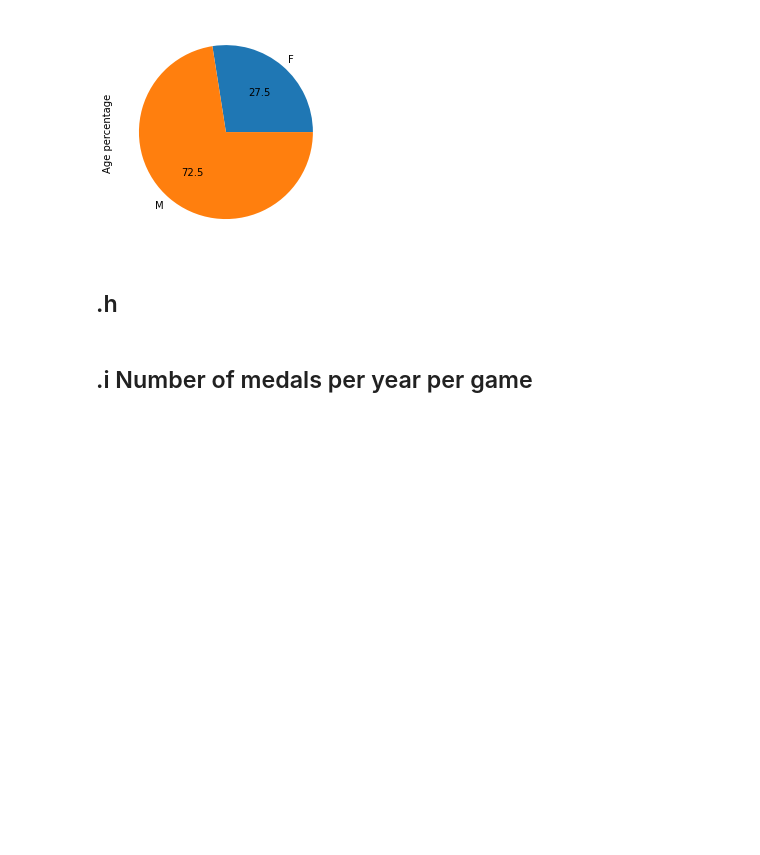
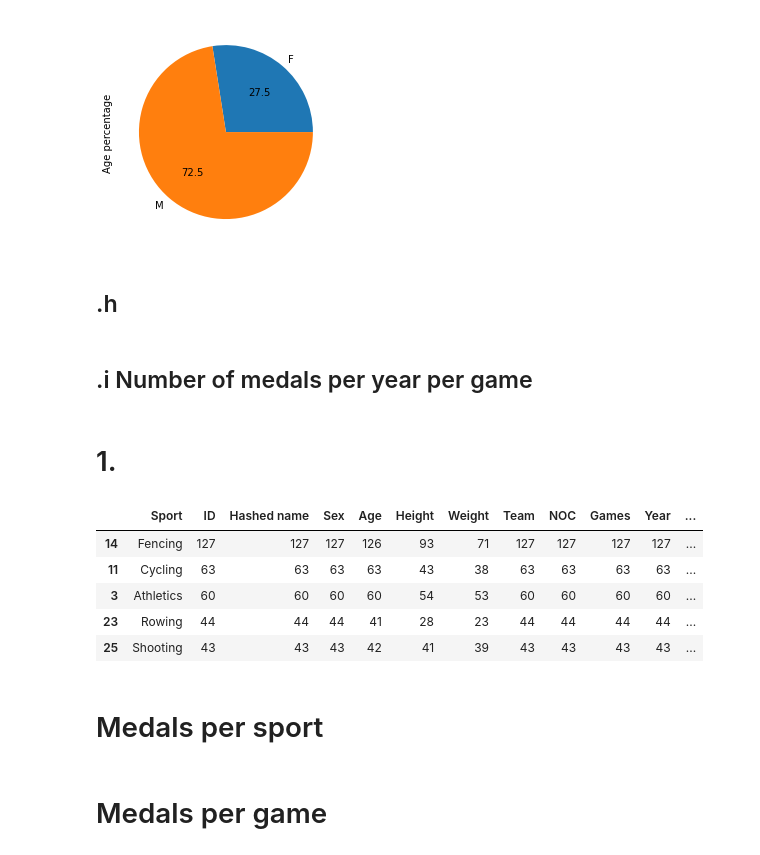
Before and after one commit to marcusbdtf/os-projekt-databehandling, a Jupyter notebook: 0-luk-uppgift.ipynb, the cells around one changed output. Drawn from its saved outputs; the diff is of its cells as text; code cells hidden in the pictures; blank space fills up the shorter version.

```diff
--- a/0-luk-uppgift.ipynb
+++ b/0-luk-uppgift.ipynb
@@ -122,3 +123,30 @@ new_df = new_df.loc[:,["Games", "Medal"]]
 # new_df = new_df.iloc[:15]
 fig = px.bar(new_df, "Games", "Medal", title="Medals per game from 1896 to 2016", labels={"Medal":"Number of medals"})
 fig.show()
+# %% [markdown]
+# 1.
+# %%
+"""
+Making a list of hashed names based on the Name column in the datframe
+Then inserting this column in position 2
+"""
+hashed_names = athletes["Name"].apply(lambda x: hl.sha256(x.encode()).hexdigest())
+athletes.insert(1,"Hashed name", hashed_names)
+# %%
+"""Removing the old column with names for every athlete"""
+athletes = athletes.drop(columns="Name")
+# %%
+italy_df = athletes.drop_duplicates(subset=["Medal", "Games","Event"])
+italy_df = italy_df[italy_df["NOC"]=="ITA"]
+italy_most_medals = italy_df.groupby("Sport").count().reset_index()
+italy_most_medals = italy_most_medals.sort_values(by="Medal",ascending=False)
+italy_most_medals.head()
+# %% [output]
+|  | Sport | ID | Hashed name | Sex | Age | Height | Weight | Team | NOC | Games | Year | ... |
+| 14 | Fencing | 127 | 127 | 127 | 126 | 93 | 71 | 127 | 127 | 127 | 127 | ... |
+| 11 | Cycling | 63 | 63 | 63 | 63 | 43 | 38 | 63 | 63 | 63 | 63 | ... |
+| 3 | Athletics | 60 | 60 | 60 | 60 | 54 | 53 | 60 | 60 | 60 | 60 | ... |
+| 23 | Rowing | 44 | 44 | 44 | 41 | 28 | 23 | 44 | 44 | 44 | 44 | ... |
+| 25 | Shooting | 43 | 43 | 43 | 42 | 41 | 39 | 43 | 43 | 43 | 43 | ... |
+# %% [markdown]
+# Medals per sport
@@ -124,0 +155,2 @@ fig.show()
+# %% [markdown]
+# Medals per game
```
Also changed, not shown: parts of 4 cells of this notebook.
